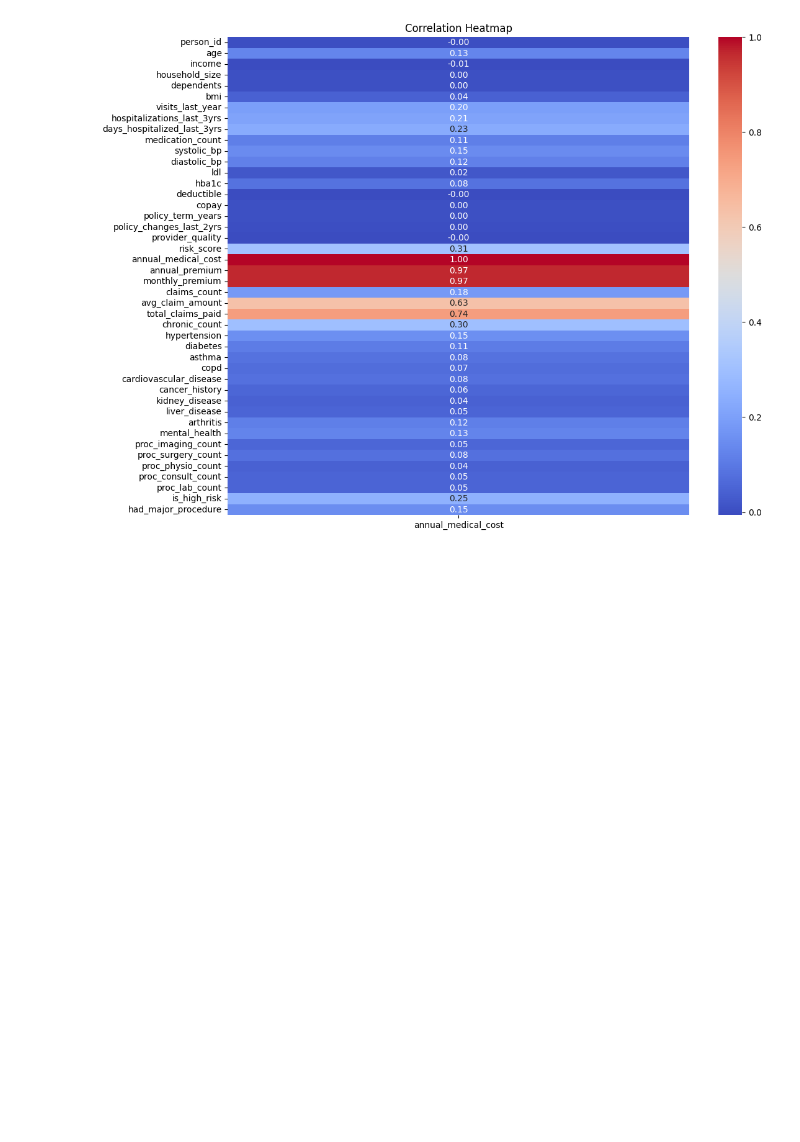
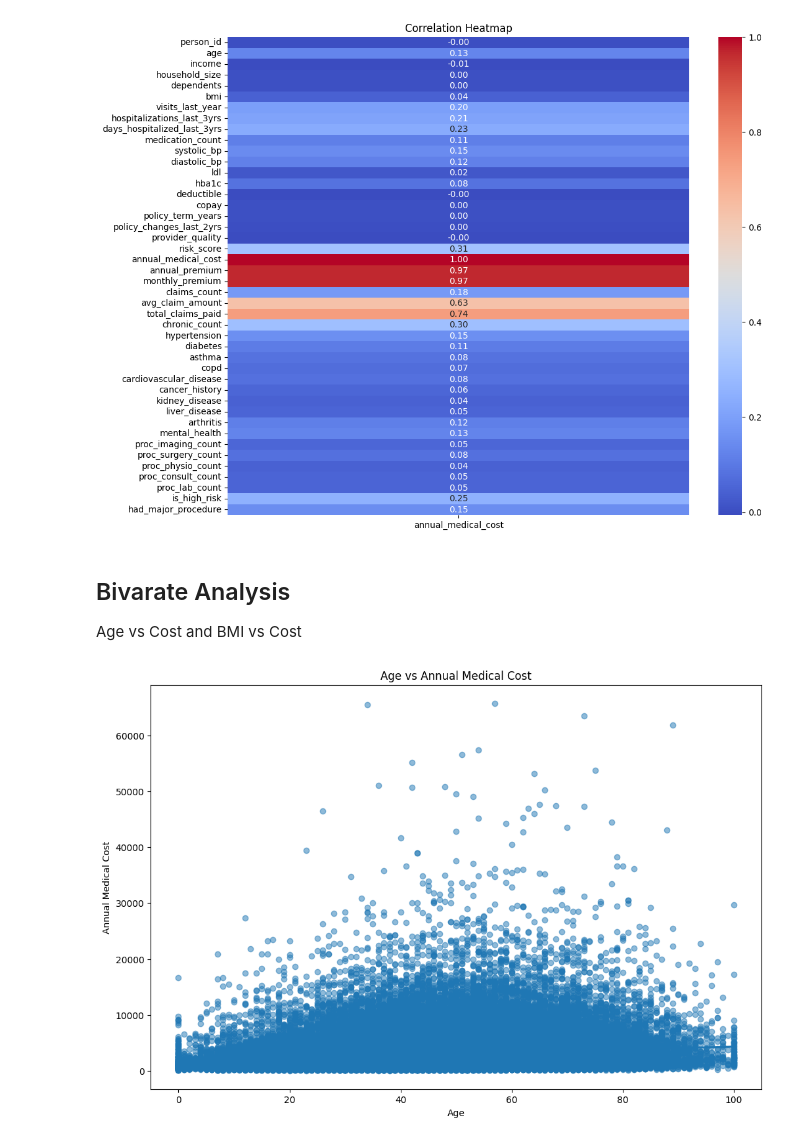
Before and after one commit to ashishjadhav123/Project_Medical_Insurance, a Jupyter notebook: Medical_Inc_ver2.ipynb, the cells around one changed output. Cells and saved outputs as stored; diff of their text form; code cells hidden in the pictures; blank space fills up the shorter version.

Commit message:
Analysis and Prediction of Medical Insurance 17-10-2025

```diff
--- a/Medical_Inc_ver2.ipynb
+++ b/Medical_Inc_ver2.ipynb
@@ -147,3 +147,17 @@ plt.title('Correlation Heatmap')
 plt.show()
 # %% [output]
 [figure]
+# %% [markdown]
+## Bivarate Analysis
+
+Age vs Cost and BMI vs Cost
+# %%
+plt.figure(figsize=(12, 8))
+
+sns.regplot(x='age', y='annual_medical_cost', data=df_input, scatter_kws={'alpha':0.5})
+plt.title('Age vs Annual Medical Cost')
+plt.xlabel('Age')
+plt.ylabel('Annual Medical Cost')
+plt.show()
+# %% [output]
+[figure, added]
```
Also changed, not shown: parts of 5 cells of this notebook.
